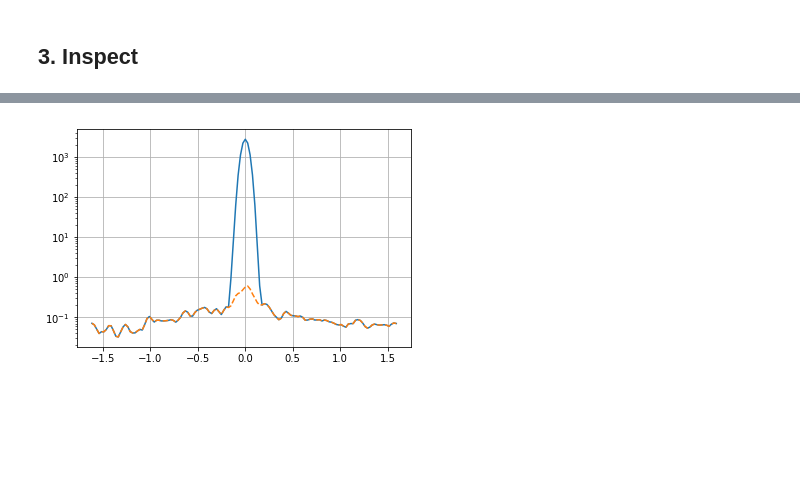
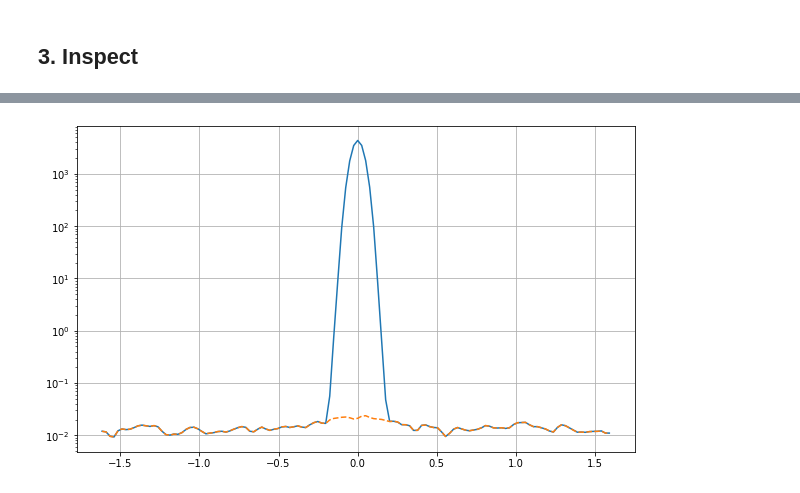
Before and after one commit to nkern/gpr_errs_21cm, a Jupyter notebook: notebooks/visibility_simulation.ipynb, the cells around one changed output, grey strips where cells are left out. Saved outputs shown, nothing was run; the diff lists cells and outputs as text; code cells hidden in the pictures; blank space fills up the shorter version.

```diff
--- a/notebooks/visibility_simulation.ipynb
+++ b/notebooks/visibility_simulation.ipynb
@@ -226,0 +395,2 @@ File exists; clobbering
+# %%
+freqs = np.linspace(120e6, 140e6, 128, endpoint=False)
@@ -229,12 +508,19 @@ File exists; clobbering
 # %%
-uvd = UVData()
-uvd.read('../data/gsm_sim.uvh5', bls=[(0, 1)])
+uvd1 = UVData()
+uvd1.read('../data/gsm_sim_NSIDE256.uvh5')
+uvd1.select(bls=[bl for bl in uvd.get_antpairs() if bl[0] != bl[1]])
 uvd2 = UVData()
-uvd2.read("../data/eor_sim.uvh5", bls=[(0, 1)])
+uvd2.read("../data/eor_sim_21cmFAST_default_NSIDE256.uvh5")
 uvd3 = UVData()
-uvd3.read("../data/noise_sim.uvh5", bls=[(0, 1)])
-uvd.data_array += uvd2.data_array + uvd3.data_array / 1e2
+uvd3.read("../data/noise001_sim.uvh5")
+uvd4 = UVData()
+uvd4.read("../data/gleam_sim_NSIDE256.uvh5")
+uvd4.select(bls=[bl for bl in uvd4.get_antpairs() if bl[0] != bl[1]])
+uvd = copy.deepcopy(uvd1)
+uvd.data_array += uvd2.data_array + uvd3.data_array / 1e5 + uvd4.data_array
 # %%
-F = hc.frf.FRFilter(uvd)
+D = hc.frf.FRFilter(uvd)
+F = hc.frf.FRFilter(uvd1)
+G = hc.frf.FRFilter(uvd4)
 E = hc.frf.FRFilter(uvd2)
 N = hc.frf.FRFilter(uvd3)
@@ -254,9 +553,13 @@ E.fft_data(window='bh7', overwrite=True)
 # %%
 t2k = C.tau_to_kpara(C.f2z(np.mean(freqs)))
 # %%
-plt.plot(F.delays*t2k/1e9, np.mean(np.abs(F.dfft[(0,1,'xx')]), axis=0))
-plt.plot(F.delays*t2k/1e9, np.mean(np.abs(E.dfft[(0,1,'xx')]), axis=0), ls='--')
-plt.yscale('log')
-plt.grid()
+fig, ax = plt.subplots(1, 1, figsize=(10, 6))
+kbins = D.delays*t2k/1e9
+k = (0, 1, 'xx')
+
+ax.plot(kbins, np.mean(np.abs(D.dfft[k]), axis=0))
+ax.plot(kbins, np.mean(np.abs(E.dfft[k]), axis=0), ls='--')
+ax.set_yscale('log')
+ax.grid()
 # %% [output]
-[figure, old version]
+[figure, new version]
```
Also changed, not shown: parts of 61 cells of this notebook, 7 other files.
